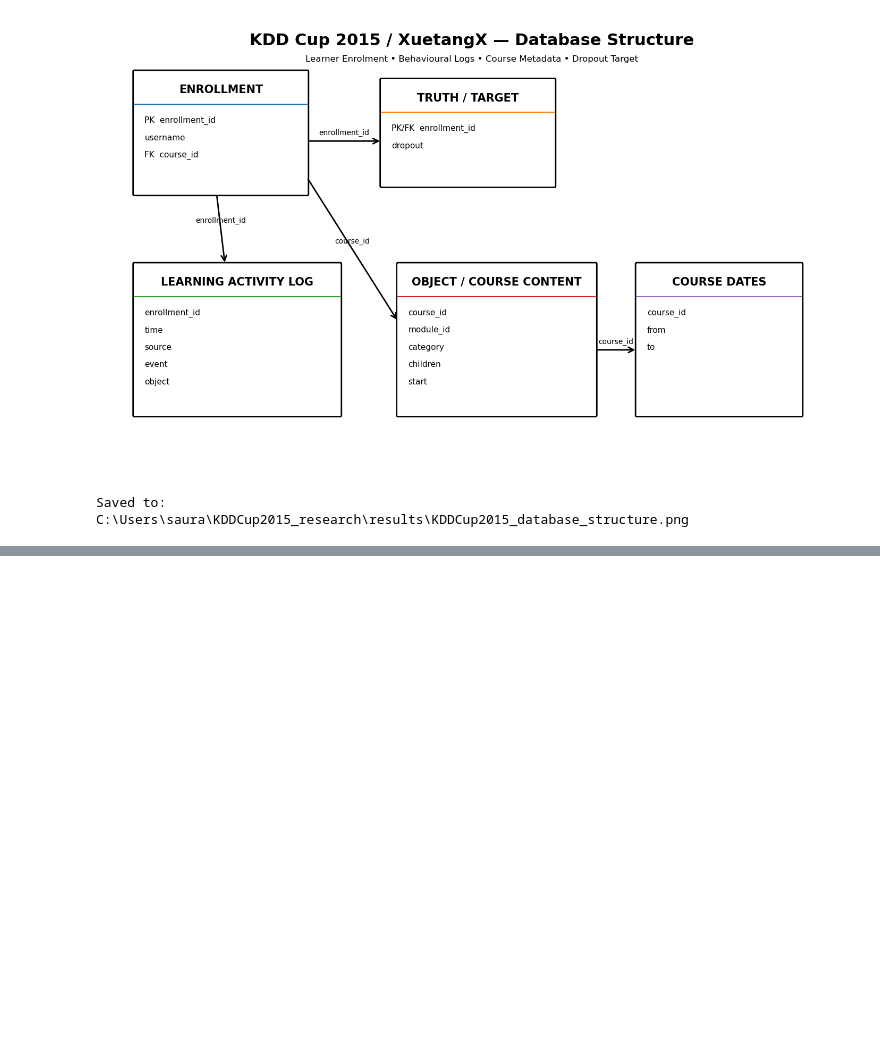
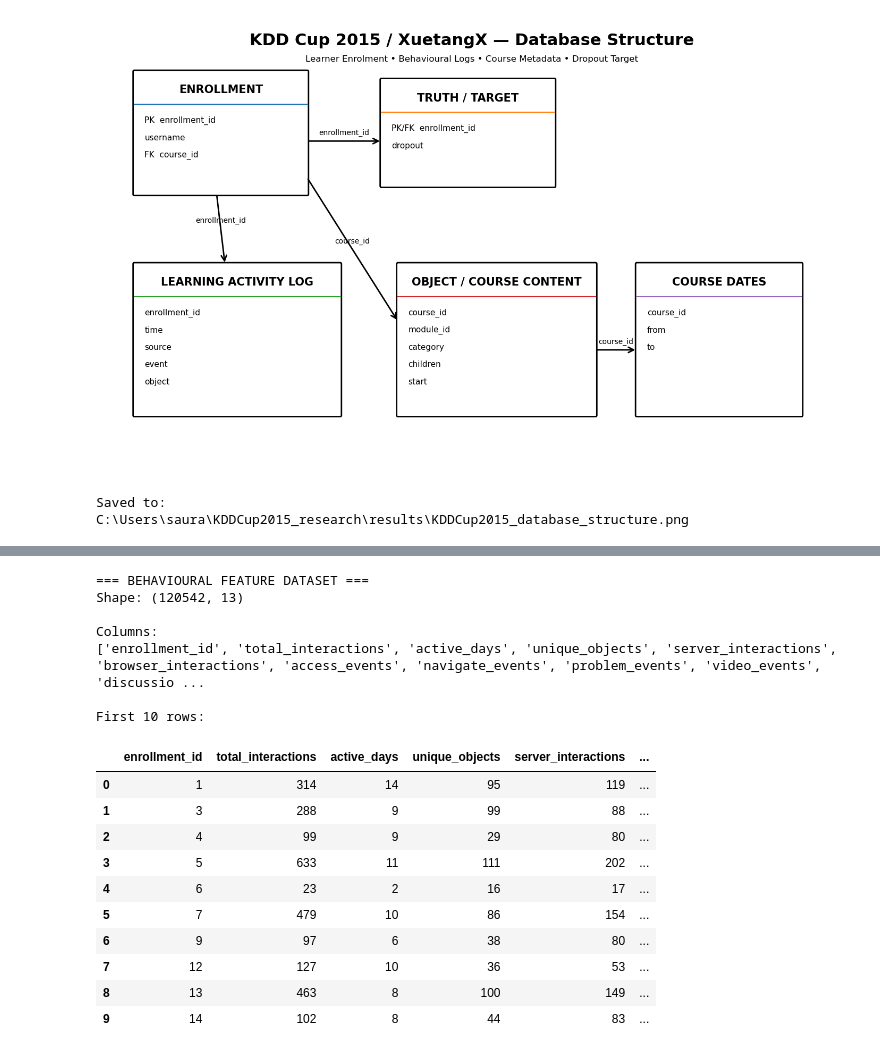
Before and after one commit to chruupee/MIT252503_OULAD_Research, a Jupyter notebook: KDDCup2015_research/notebooks/01_KDDCup2015_Data_Verification.ipynb, the cells around one changed output, grey strips where cells are left out. Drawn from its saved outputs; the diff is of its cells as text; code cells hidden in the pictures; blank space fills up the shorter version.

```diff
--- a/KDDCup2015_research/notebooks/01_KDDCup2015_Data_Verification.ipynb
+++ b/KDDCup2015_research/notebooks/01_KDDCup2015_Data_Verification.ipynb
@@ -465,0 +725,57 @@ C:\Users\saura\KDDCup2015_research\results\KDDCup2015_database_structure.png
+# %%
+# ============================================================
+# STEP 12 — CREATE BEHAVIOURAL FEATURE DATAFRAME
+# ============================================================
+
+feature_rows = []
+
+for enrollment_id, f in features.items():
+
+    feature_rows.append({
+        "enrollment_id": enrollment_id,
+
+        "total_interactions": f["total_interactions"],
+        "active_days": len(f["active_days"]),
+        "unique_objects": len(f["unique_objects"]),
+
+        "server_interactions": f["server_interactions"],
+        "browser_interactions": f["browser_interactions"],
+
+        "access_events": f["access_events"],
+        "navigate_events": f["navigate_events"],
+        "problem_events": f["problem_events"],
+        "video_events": f["video_events"],
+        "discussion_events": f["discussion_events"],
+        "wiki_events": f["wiki_events"],
+        "page_close_events": f["page_close_events"]
+    })
+
+features_df = pd.DataFrame(feature_rows)
+
+print("=== BEHAVIOURAL FEATURE DATASET ===")
+print("Shape:", features_df.shape)
+
+print("\nColumns:")
+print(features_df.columns.tolist())
+
+print("\nFirst 10 rows:")
+display(features_df.head(10))
+# %% [output]
+=== BEHAVIOURAL FEATURE DATASET ===
+Shape: (120542, 13)
+
+Columns:
+['enrollment_id', 'total_interactions', 'active_days', 'unique_objects', 'server_interactions', 'browser_interactions', 'access_events', 'navigate_events', 'problem_events', 'video_events', 'discussio ...
+
+First 10 rows:
+|  | enrollment_id | total_interactions | active_days | unique_objects | server_interactions | ... |
+| 0 | 1 | 314 | 14 | 95 | 119 | ... |
+| 1 | 3 | 288 | 9 | 99 | 88 | ... |
+| 2 | 4 | 99 | 9 | 29 | 80 | ... |
+| 3 | 5 | 633 | 11 | 111 | 202 | ... |
+| 4 | 6 | 23 | 2 | 16 | 17 | ... |
+| 5 | 7 | 479 | 10 | 86 | 154 | ... |
+| 6 | 9 | 97 | 6 | 38 | 80 | ... |
+| 7 | 12 | 127 | 10 | 36 | 53 | ... |
+| 8 | 13 | 463 | 8 | 100 | 149 | ... |
+| 9 | 14 | 102 | 8 | 44 | 83 | ... |
```
Also changed, not shown: parts of 22 cells of this notebook.
